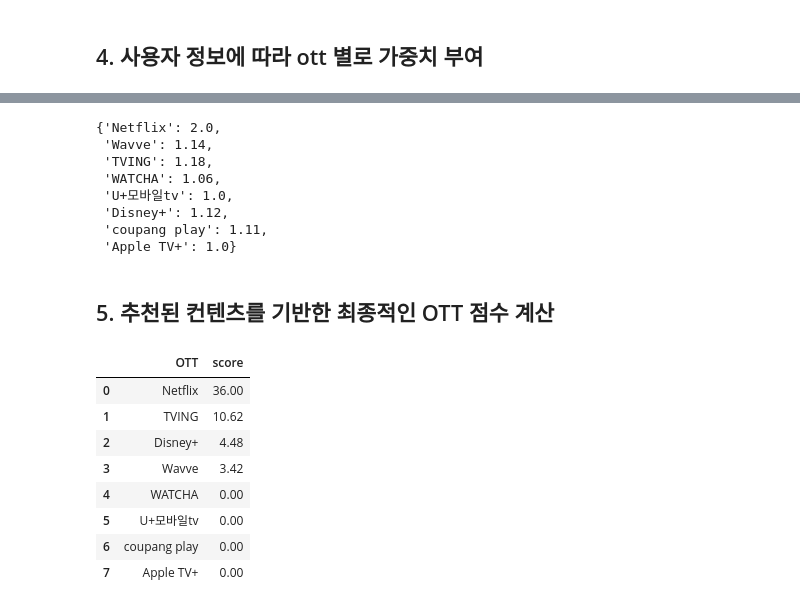
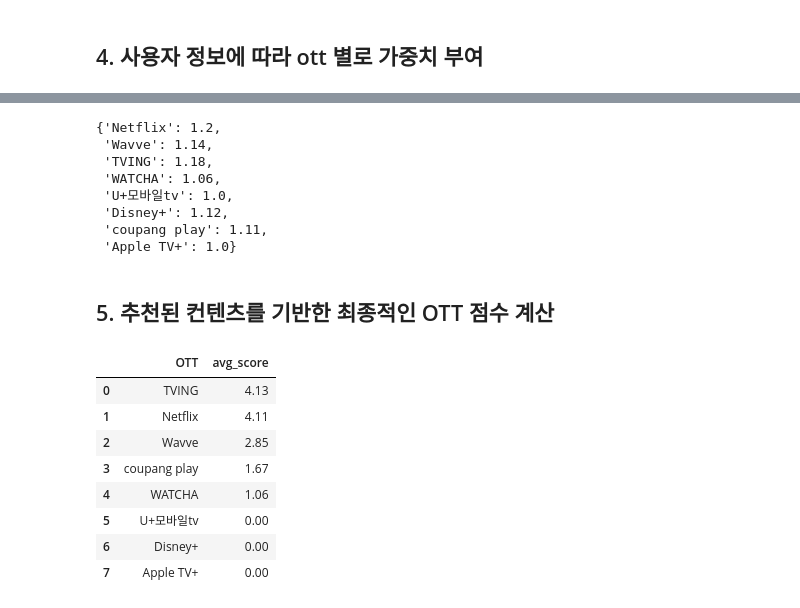
Before and after one commit to 2025-MJU-Social/ott_recommendation, a Jupyter notebook: main.ipynb, the cells around one changed output, grey strips where cells are left out. Saved outputs shown, nothing was run; the diff lists cells and outputs as text; code cells hidden in the pictures.

```diff
--- a/main.ipynb
+++ b/main.ipynb
@@ -345,9 +345,13 @@ for ott in ott_services:
 for k in score_dict:
   score_dict[k] = round((score_dict[k] - min_score) / (max_score - min_score) + 1, 2)
 
-score_dict
+score_dict_adjusted = score_dict.copy()
+penalty_factor = 0.6   # 원래 점수의 60%만 사용
+score_dict_adjusted['Netflix'] = score_dict['Netflix'] * penalty_factor
+
+score_dict_adjusted
 # %% [output]
-{'Netflix': 2.0,
+{'Netflix': 1.2,
  'Wavve': 1.14,
  'TVING': 1.18,
  'WATCHA': 1.06,
@@ -358,31 +362,40 @@ score_dict
 # %% [markdown]
 ## 5. 추천된 컨텐츠를 기반한 최종적인 OTT 점수 계산
 # %%
-# sum of ((추천된 컨텐츠를 제공하는 ott별 종합 점수) * (추천된 컨텐츠의 weight))
-ott_score=[0]*8
-for i in range(recommendations.shape[0]):
-  for ott in recommendations.iloc[i].iloc[2]:
-    if(ott=='Netflix'): ott_score[0] += score_dict['Netflix']*float(recommendations.iloc[i].iloc[1])
-    elif(ott=='Wavve'): ott_score[1] += score_dict['Wavve']*float(recommendations.iloc[i].iloc[1])
-    elif(ott=='TVING'): ott_score[2] += score_dict['TVING']*float(recommendations.iloc[i].iloc[1])
-    elif(ott=='WATCHA'): ott_score[3] += score_dict['WATCHA']*float(recommendations.iloc[i].iloc[1])
-    elif(ott=='U+모바일tv'): ott_score[4] += score_dict['U+모바일tv']*float(recommendations.iloc[i].iloc[1])
-    elif(ott=='Disney+'): ott_score[5] += score_dict['Disney+']*float(recommendations.iloc[i].iloc[1])
-    elif(ott=='coupang play'): ott_score[6] += score_dict['coupang play']*float(recommendations.iloc[i].iloc[1])
-    elif(ott=='Apple TV+'): ott_score[7] += score_dict['Apple TV+']*float(recommendations.iloc[i].iloc[1])
+def get_ott_recommendation_ranking_normalized(recommendations, score_dict):
+    # 플랫폼별 합계 점수와 개수를 구할 dict 초기화
+    sum_score = {k:0 for k in score_dict}
+    count = {k:0 for k in score_dict}
 
-# score 내림차순으로 정렬해서 ott 추천 순위를 보기 쉽게 만듬
-ott_score_df = pd.DataFrame({'OTT': [ott for ott in score_dict],
-                             'score': ott_score})
-result = ott_score_df.sort_values(by="score", ascending=False).reset_index(drop=True)
-result
+    # 합산
+    for _, row in recommendations.iterrows():
+        title, weight, plats = row['title'], row['weight'], row['platform']
+        for ott in plats:
+            if(ott=='Genie TV'): continue
+            sum_score[ott] += score_dict[ott] * float(weight)
+            count[ott] += 1
+
+    # 평균화: sum / count
+    avg_score = {}
+    for ott in score_dict:
+        if count[ott] > 0:
+            avg_score[ott] = round(sum_score[ott] / count[ott], 2)
+        else:
+            avg_score[ott] = 0.0
+
+    # DataFrame 생성 및 정렬
+    df = pd.DataFrame({'OTT': list(avg_score.keys()),
+                       'avg_score': list(avg_score.values())})
+    return df.sort_values(by='avg_score', ascending=False).reset_index(drop=True)
+
+get_ott_recommendation_ranking_normalized(recommendations, score_dict_adjusted)
 # %% [output]
-|  | OTT | score |
-| 0 | Netflix | 36.00 |
-| 1 | TVING | 10.62 |
-| 2 | Disney+ | 4.48 |
-| 3 | Wavve | 3.42 |
-| 4 | WATCHA | 0.00 |
+|  | OTT | avg_score |
+| 0 | TVING | 4.13 |
+| 1 | Netflix | 4.11 |
+| 2 | Wavve | 2.85 |
+| 3 | coupang play | 1.67 |
+| 4 | WATCHA | 1.06 |
 | 5 | U+모바일tv | 0.00 |
-| 6 | coupang play | 0.00 |
+| 6 | Disney+ | 0.00 |
 | 7 | Apple TV+ | 0.00 |
```
Also changed, not shown: parts of 3 cells of this notebook, 1 other file.
